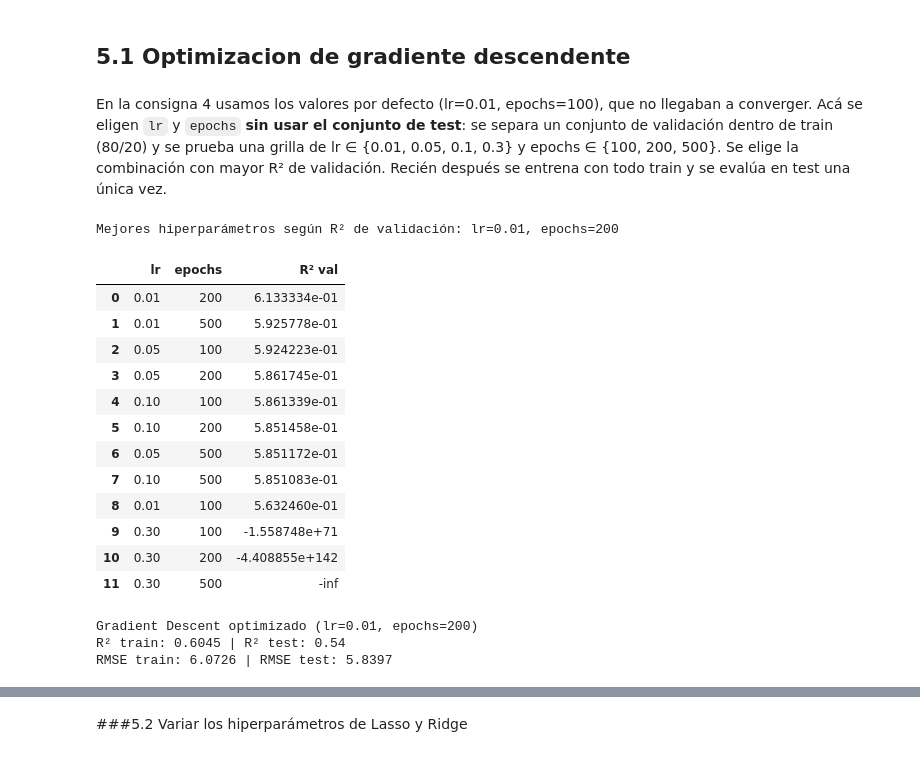
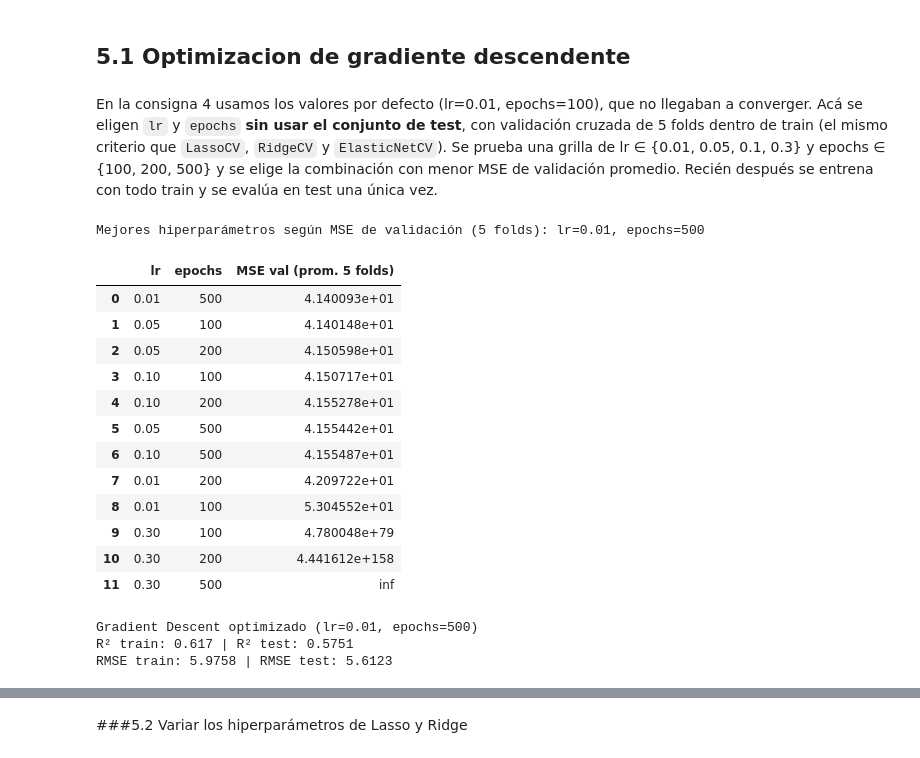
Before and after one commit to fabriziopaladini/TP_AA1_Aguirre_Gambande_Paladini, a Jupyter notebook: tp1-regresion/TP-regresion-AA1.ipynb, the cells around one changed output, grey strips where cells are left out. Drawn from its saved outputs; the diff is of its cells as text; code cells hidden in the pictures.

```diff
--- a/tp1-regresion/TP-regresion-AA1.ipynb
+++ b/tp1-regresion/TP-regresion-AA1.ipynb
@@ -1088,43 +1088,49 @@ Como las metricas de train y test son bastante proximas entre si entre los difer
 # %% [markdown]
 ## 5.1 Optimizacion de gradiente descendente
 # %% [markdown]
-En la consigna 4 usamos los valores por defecto (lr=0.01, epochs=100), que no llegaban a converger. Acá se eligen `lr` y `epochs` **sin usar el conjunto de test**: se separa un conjunto de validación dentro de train (80/20) y se prueba una grilla de lr ∈ {0.01, 0.05, 0.1, 0.3} y epochs ∈ {100, 200, 500}. Se elige la combinación con mayor R² de validación. Recién después se entrena con todo train y se evalúa en test una única vez.
+En la consigna 4 usamos los valores por defecto (lr=0.01, epochs=100), que no llegaban a converger. Acá se eligen `lr` y `epochs` **sin usar el conjunto de test**, con validación cruzada de 5 folds dentro de train (el mismo criterio que `LassoCV`, `RidgeCV` y `ElasticNetCV`). Se prueba una grilla de lr ∈ {0.01, 0.05, 0.1, 0.3} y epochs ∈ {100, 200, 500} y se elige la combinación con menor MSE de validación promedio. Recién después se entrena con todo train y se evalúa en test una única vez.
 # %%
-# Validación DENTRO de train (test no se toca en esta celda)
-X_tr, X_val, y_tr, y_val = train_test_split(X_train_np, y_train_np, test_size=0.2, random_state=RANDOM_STATE)
+# K-Fold CV DENTRO de train para elegir lr y epochs (test no se toca en esta celda).
+# Mismo criterio que LassoCV/RidgeCV/ElasticNetCV: 5 folds y MSE de validación promedio.
+from sklearn.model_selection import KFold
 
-def r2_pesos(W, X, y):
+def mse_pesos(W, X, y):
     Xb = np.hstack([np.ones((X.shape[0], 1)), X])
     pred = Xb @ W
-    return metrics.r2_score(y, pred) if np.all(np.isfinite(pred)) else -np.inf  # -inf si el GD divergió
+    return np.mean((y - pred) ** 2) if np.all(np.isfinite(pred)) else np.inf  # inf si el GD divergió
 
+kf = KFold(n_splits=5, shuffle=True, random_state=RANDOM_STATE)
 grilla_gd = []
 for lr in [0.01, 0.05, 0.1, 0.3]:
     for epochs in [100, 200, 500]:
-        np.random.seed(RANDOM_STATE)
-        W = gradient_descent(X_tr, y_tr, X_val, y_val, lr=lr, epochs=epochs, plot=False)
-        grilla_gd.append({'lr': lr, 'epochs': epochs, 'R² val': r2_pesos(W, X_val, y_val)})
+        mse_folds = []
+        for idx_tr, idx_val in kf.split(X_train_np):
+            np.random.seed(RANDOM_STATE)
+            W = gradient_descent(X_train_np[idx_tr], y_train_np[idx_tr], X_train_np[idx_val], y_train_np[idx_val],
+                                 lr=lr, epochs=epochs, plot=False)
+            mse_folds.append(mse_pesos(W, X_train_np[idx_val], y_train_np[idx_val]))
+        grilla_gd.append({'lr': lr, 'epochs': epochs, 'MSE val (prom. 5 folds)': np.mean(mse_folds)})
 
-df_grilla_gd = pd.DataFrame(grilla_gd).sort_values('R² val', ascending=False).reset_index(drop=True)
+df_grilla_gd = pd.DataFrame(grilla_gd).sort_values('MSE val (prom. 5 folds)').reset_index(drop=True)
 mejor_lr = float(df_grilla_gd.loc[0, 'lr'])
 mejor_epochs = int(df_grilla_gd.loc[0, 'epochs'])
-print(f'Mejores hiperparámetros según R² de validación: lr={mejor_lr}, epochs={mejor_epochs}')
+print(f'Mejores hiperparámetros según MSE de validación (5 folds): lr={mejor_lr}, epochs={mejor_epochs}')
 df_grilla_gd
 # %% [output]
-Mejores hiperparámetros según R² de validación: lr=0.01, epochs=200
+Mejores hiperparámetros según MSE de validación (5 folds): lr=0.01, epochs=500
-|  | lr | epochs | R² val |
-| 0 | 0.01 | 200 | 6.133334e-01 |
-| 1 | 0.01 | 500 | 5.925778e-01 |
-| 2 | 0.05 | 100 | 5.924223e-01 |
-| 3 | 0.05 | 200 | 5.861745e-01 |
-| 4 | 0.10 | 100 | 5.861339e-01 |
-| 5 | 0.10 | 200 | 5.851458e-01 |
-| 6 | 0.05 | 500 | 5.851172e-01 |
-| 7 | 0.10 | 500 | 5.851083e-01 |
-| 8 | 0.01 | 100 | 5.632460e-01 |
-| 9 | 0.30 | 100 | -1.558748e+71 |
-| 10 | 0.30 | 200 | -4.408855e+142 |
-| 11 | 0.30 | 500 | -inf |
+|  | lr | epochs | MSE val (prom. 5 folds) |
+| 0 | 0.01 | 500 | 4.140093e+01 |
+| 1 | 0.05 | 100 | 4.140148e+01 |
+| 2 | 0.05 | 200 | 4.150598e+01 |
+| 3 | 0.10 | 100 | 4.150717e+01 |
+| 4 | 0.10 | 200 | 4.155278e+01 |
+| 5 | 0.05 | 500 | 4.155442e+01 |
+| 6 | 0.10 | 500 | 4.155487e+01 |
+| 7 | 0.01 | 200 | 4.209722e+01 |
+| 8 | 0.01 | 100 | 5.304552e+01 |
+| 9 | 0.30 | 100 | 4.780048e+79 |
+| 10 | 0.30 | 200 | 4.441612e+158 |
+| 11 | 0.30 | 500 | inf |
 # %%
 # Con los hiperparámetros elegidos SOLO con train/val, se entrena sobre todo train y se evalúa en test.
 # X_test_np solo se usa para graficar la curva de error; no influye en los pesos.
@@ -1138,9 +1144,9 @@ print(f'Gradient Descent optimizado (lr={mejor_lr}, epochs={mejor_epochs})')
 print('R² train:', round(metrics.r2_score(y_train, pred_train_gd_opt), 4), '| R² test:', round(metrics.r2_score(y_test, pred_test_gd_opt), 4))
 print('RMSE train:', round(np.sqrt(metrics.mean_squared_error(y_train, pred_train_gd_opt)), 4), '| RMSE test:', round(np.sqrt(metrics.mean_squared_error(y_test, pred_test_gd_opt)), 4))
 # %% [output]
-Gradient Descent optimizado (lr=0.01, epochs=200)
-R² train: 0.6045 | R² test: 0.54
-RMSE train: 6.0726 | RMSE test: 5.8397
+Gradient Descent optimizado (lr=0.01, epochs=500)
+R² train: 0.617 | R² test: 0.5751
+RMSE train: 5.9758 | RMSE test: 5.6123
 # %%
 #Comparamos los pesos del gradient descent optimizado con los de la regresion lineal
 comparacion = pd.DataFrame({
```
Also changed, not shown: parts of 4 cells of this notebook.
